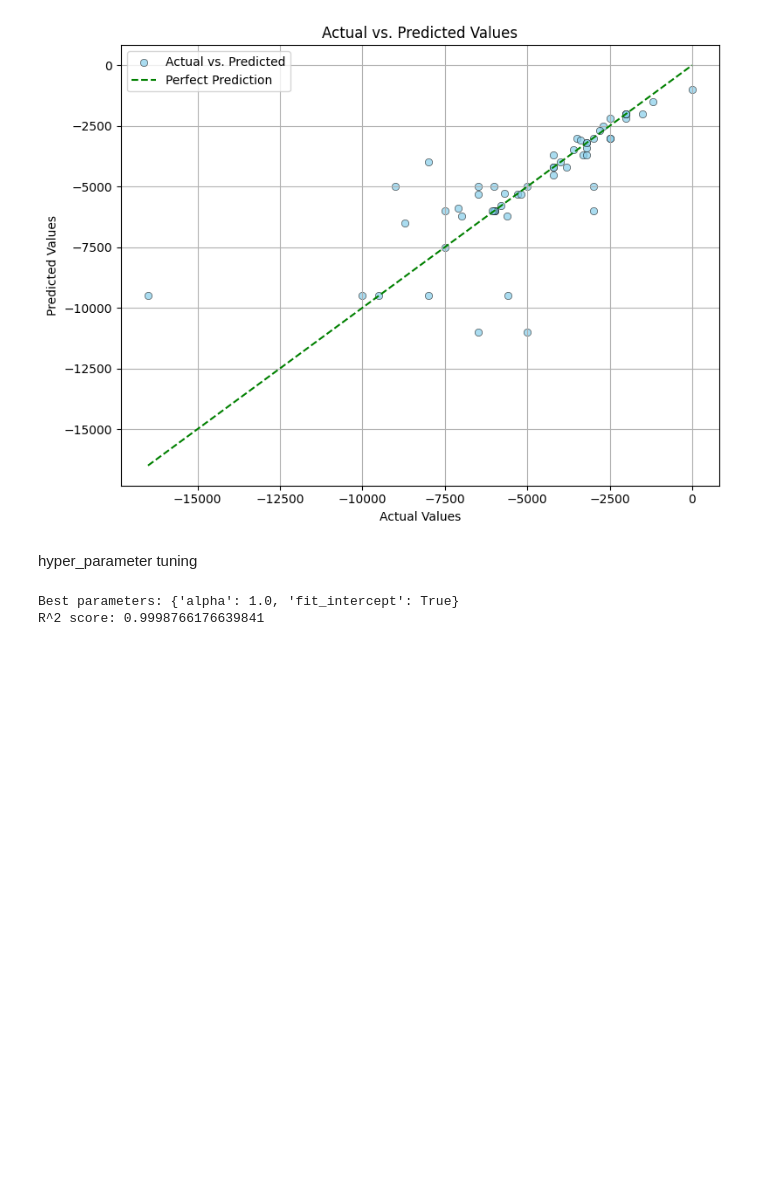
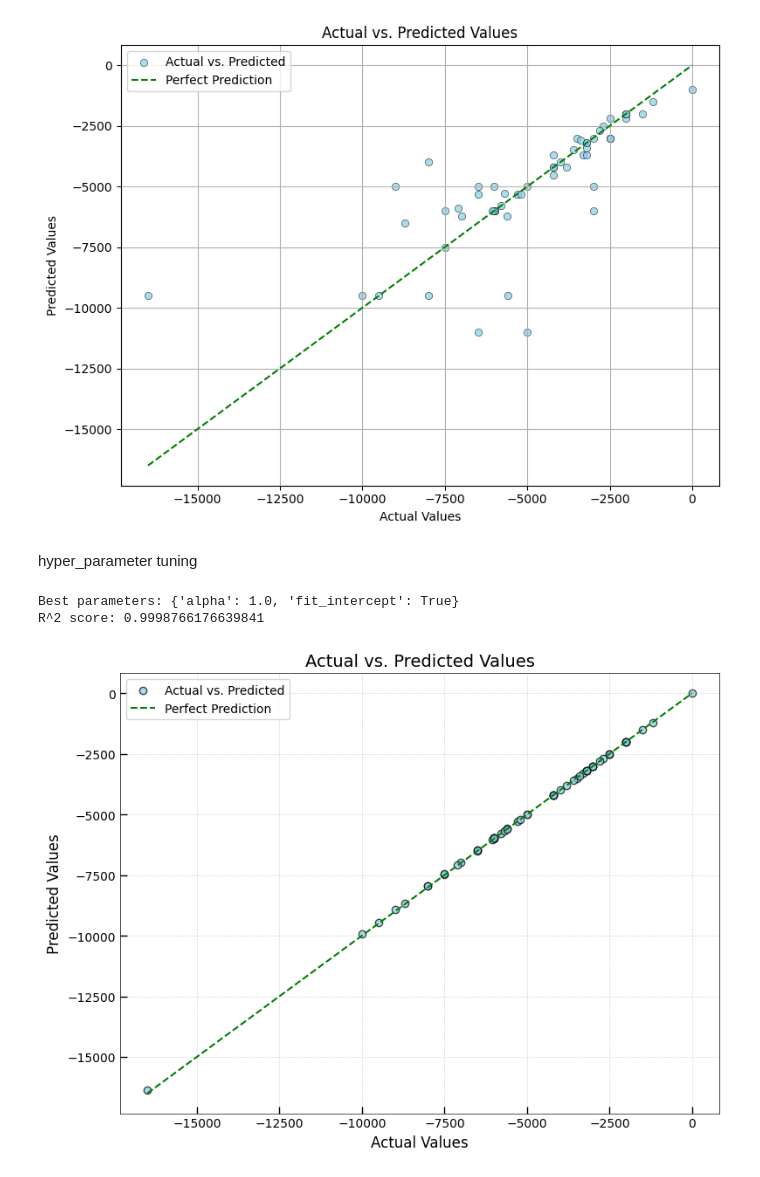
Before and after one commit to moronjie/watch_price_ml_project, a Jupyter notebook: main.ipynb, the cells around one changed output. Cells and saved outputs as stored; diff of their text form; code cells hidden in the pictures; blank space fills up the shorter version.

```diff
--- a/main.ipynb
+++ b/main.ipynb
@@ -691,3 +691,27 @@ print("R^2 score:", r2)
 # %% [output]
 Best parameters: {'alpha': 1.0, 'fit_intercept': True}
 R^2 score: 0.9998766176639841
+# %%
+plt.figure(figsize=(8, 6))
+plt.scatter(y_test, predictions, color='skyblue', label='Actual vs. Predicted', edgecolors='black', alpha=0.7)
+
+plt.plot([min(y_test), max(y_test)], [min(y_test), max(y_test)], 'g--', label='Perfect Prediction')
+
+plt.xlabel('Actual Values', fontsize=12)
+plt.ylabel('Predicted Values', fontsize=12)
+plt.title('Actual vs. Predicted Values', fontsize=14)
+
+plt.legend()
+
+plt.tick_params(axis='both', which='both', direction='in', length=6, width=1)
+plt.gca().spines['top'].set_linewidth(0.5)
+plt.gca().spines['right'].set_linewidth(0.5)
+plt.gca().spines['bottom'].set_linewidth(0.5)
+plt.gca().spines['left'].set_linewidth(0.5)
+
+plt.grid(True, linestyle='--', linewidth=0.5, alpha=0.5)
+
+plt.tight_layout()
+plt.show()
+# %% [output]
+[figure, added]
```
Also changed, not shown: 1 other file.
